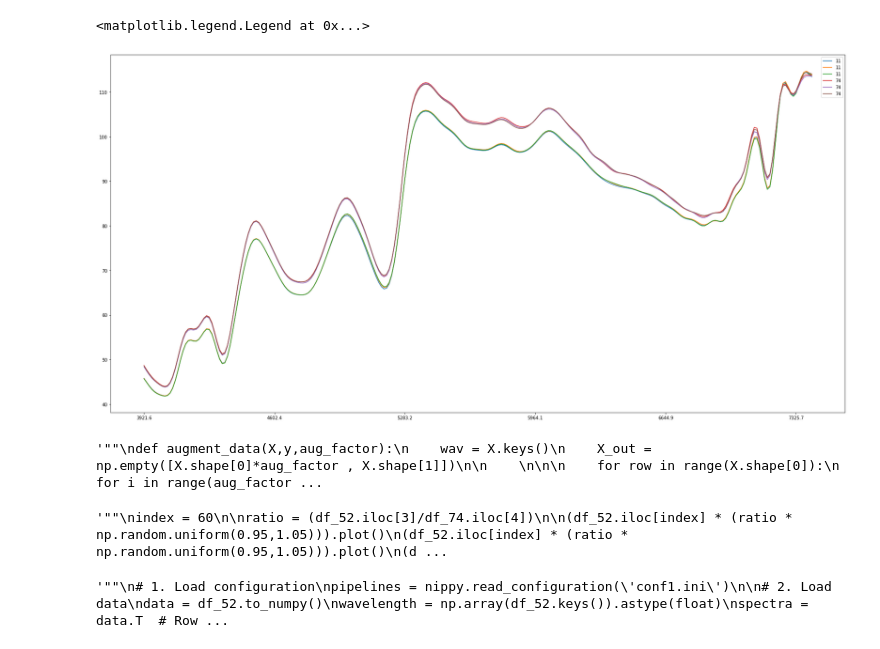
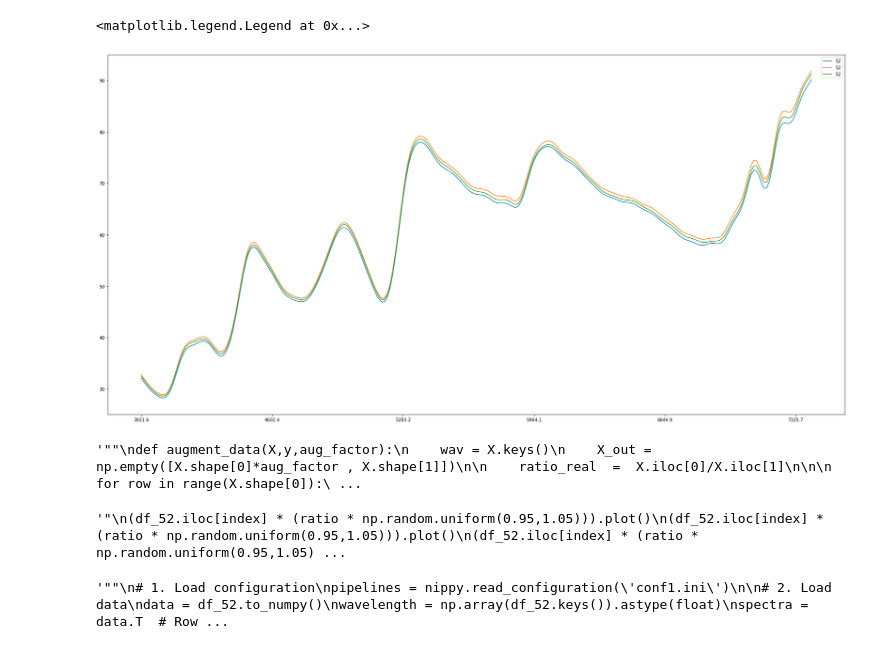
Before and after one commit to mahmoud791/graduation-project, a Jupyter notebook: new_model.ipynb, the cells around one changed output. Saved outputs shown, nothing was run; the diff lists cells and outputs as text; code cells hidden in the pictures.

```diff
--- a/new_model.ipynb
+++ b/new_model.ipynb
@@ -24,52 +26,52 @@ df_74 = pd.read_csv(my_path+'scanner_74.csv').drop(['WVN CM-1'],axis=1)
 
 df_ref = pd.read_excel(my_path+'Reference values_3fills.xlsx').drop(['Sample ID'],axis=1)
 # %%
-index = 60  # the sample number from 0 to 29
+index = 63 # the sample number from 0 to 29
 #df_3.iloc[index].plot(label='3')
 #df_3.iloc[index+1].plot(label='3')
 #df_3.iloc[index+2].plot(label='3')
 
-df_11.iloc[index].plot(label='11')
-df_11.iloc[index+1].plot(label='11')
-df_11.iloc[index+2].plot(label='11')
+#df_11.iloc[index].plot(label='11')
+#df_11.iloc[index+1].plot(label='11')
+#df_11.iloc[index+2].plot(label='11')
 
 #df_16.iloc[index].plot(label='16')
 #df_16.iloc[index+1].plot(label='16')
 #df_16.iloc[index+2].plot(label='16')
 
 
 #df_22.iloc[index].plot(label='22')
 #df_22.iloc[index+1].plot(label='22')
 #df_22.iloc[index+2].plot(label='22')
 
 #df_41.iloc[index].plot(label='41')
 #df_41.iloc[index+1].plot(label='41')
 #df_41.iloc[index+2].plot(label='41')
 
-#df_52.iloc[index].plot(label='52')
-#df_52.iloc[index+1].plot(label='52')
-#df_52.iloc[index+2].plot(label='52')
+df_52.iloc[index].plot(label='52')
+df_52.iloc[index+1].plot(label='52')
+df_52.iloc[index+2].plot(label='52')
 
-df_74.iloc[index].plot(label='74')
-df_74.iloc[index+1].plot(label='74')
-df_74.iloc[index+2].plot(label='74')
+#df_74.iloc[index].plot(label='74')
+#df_74.iloc[index+1].plot(label='74')
+#df_74.iloc[index+2].plot(label='74')
 
 plt.legend()
 # %% [output]
 <matplotlib.legend.Legend at 0x...>
-[figure, old version]
+[figure, new version]
 # %%
 """""
 def augment_data(X,y,aug_factor):
     wav = X.keys()
     X_out = np.empty([X.shape[0]*aug_factor , X.shape[1]])
 
-
+    ratio_real  =  X.iloc[0]/X.iloc[1]
 
 
     for row in range(X.shape[0]):
         for i in range(aug_factor):
-            X_out[row*aug_factor + i] = X.iloc[row] #* ( np.random.uniform(0.8,1.2))
+            X_out[row*aug_factor + i] = X.iloc[row] * ( np.random.uniform(0.8,1.2))
 
     y_out = pd.DataFrame(np.repeat(y.values,aug_factor, axis=0), columns=y.columns)
     X_out = pd.DataFrame(X_out,columns=wav)
@@ -78,13 +80,11 @@ def augment_data(X,y,aug_factor):
 
 """
 # %% [output]
-'""\ndef augment_data(X,y,aug_factor):\n    wav = X.keys()\n    X_out = np.empty([X.shape[0]*aug_factor , X.shape[1]])\n\n    \n\n\n    for row in range(X.shape[0]):\n        for i in range(aug_factor ...
+'""\ndef augment_data(X,y,aug_factor):\n    wav = X.keys()\n    X_out = np.empty([X.shape[0]*aug_factor , X.shape[1]])\n\n    ratio_real  =  X.iloc[0]/X.iloc[1]\n\n\n    for row in range(X.shape[0]):\ ...
 # %%
-"""""
-index = 60
 
-ratio = (df_52.iloc[3]/df_74.iloc[4])
 
+""""
 (df_52.iloc[index] * (ratio * np.random.uniform(0.95,1.05))).plot()
 (df_52.iloc[index] * (ratio * np.random.uniform(0.95,1.05))).plot()
 (df_52.iloc[index] * (ratio * np.random.uniform(0.95,1.05))).plot()
@@ -95,7 +95,7 @@ ratio = (df_52.iloc[3]/df_74.iloc[4])
 df_74.iloc[index].plot(label='74')
 """
 # %% [output]
-'""\nindex = 60\n\nratio = (df_52.iloc[3]/df_74.iloc[4])\n\n(df_52.iloc[index] * (ratio * np.random.uniform(0.95,1.05))).plot()\n(df_52.iloc[index] * (ratio * np.random.uniform(0.95,1.05))).plot()\n(d ...
+'"\n(df_52.iloc[index] * (ratio * np.random.uniform(0.95,1.05))).plot()\n(df_52.iloc[index] * (ratio * np.random.uniform(0.95,1.05))).plot()\n(df_52.iloc[index] * (ratio * np.random.uniform(0.95,1.05) ...
 # %%
 """""
 # 1. Load configuration
```
Also changed, not shown: parts of 2 cells of this notebook.
